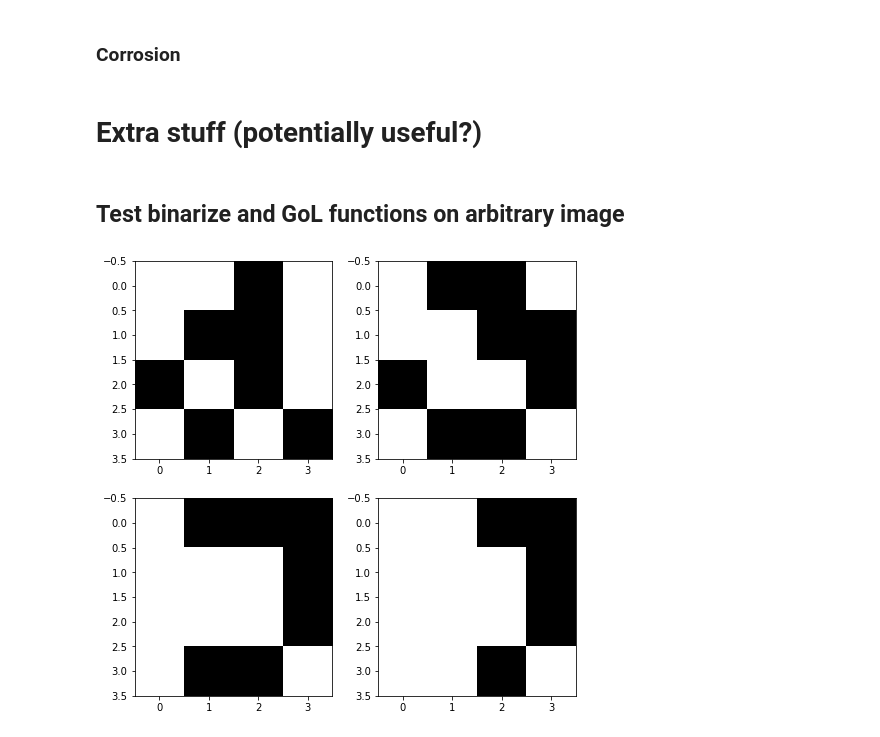
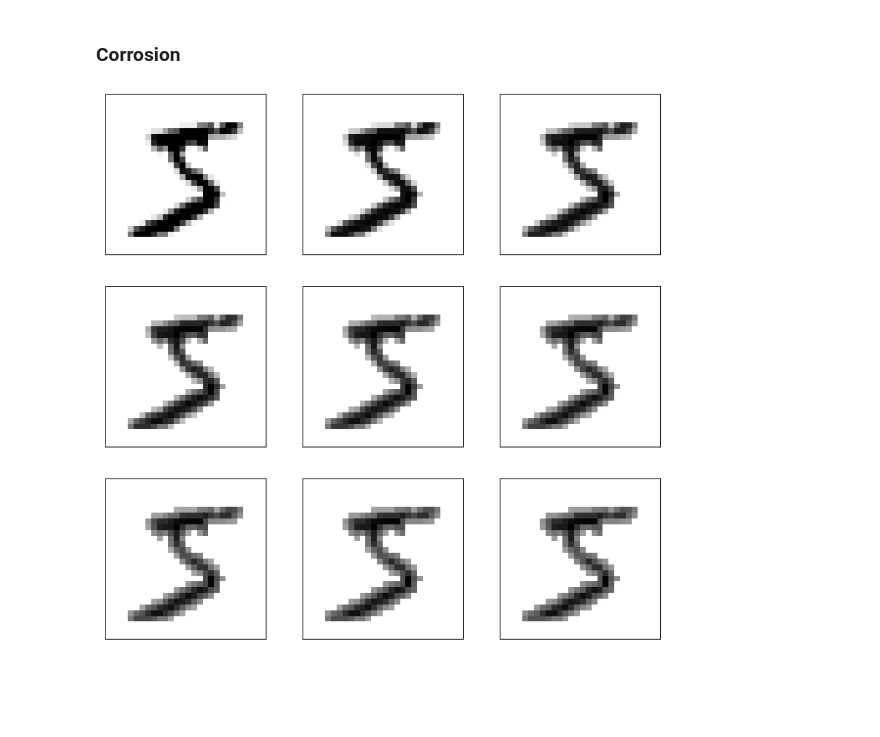
Before and after one commit to emiltj/data-science-exam-2022, a Jupyter notebook: scripts/ds.ipynb, the cells around one changed output. Saved outputs shown, nothing was run; the diff lists cells and outputs as text; code cells hidden in the pictures; blank space fills up the shorter version.

```diff
--- a/scripts/ds.ipynb
+++ b/scripts/ds.ipynb
@@ -134,51 +170,28 @@ plt.show()
 # %%
 # Binarize an image and make GoL generations
 img = train_X[0]
 
-# Define q(d, y) - Function that calculates impending corrosion speed - also based on y.
-def Q(d, y):
-    return (255 - d) * y
+# Define q(d, l) - Function that calculates impending corrosion speed - also based on y.
+def Q(d, l):
+    return (255 - d) * l
 
 # Do corrosion, 8 steps
-generations = corrosion(img, 8, 0.1, 6, Q)
+generations = corrosion(img, 8, 0.1, 3, Q)
 
 # Plot corrosion
 _, axs = plt.subplots(3, 3, figsize=(12, 12))
 axs = axs.flatten()
 for img, ax in zip(generations, axs):
     ax.imshow(img, cmap="gray_r")
     ax.axes.xaxis.set_ticklabels([]) # Remove ticklabels for both axes
     ax.axes.yaxis.set_ticklabels([])
     ax.set_xticks([]) # Remove ticks (minor and major) from both axes
     ax.set_xticks([], minor=True)
     ax.set_yticks([])
     ax.set_yticks([], minor=True)
     ax.patch.set_edgecolor('black') # Border around each subplot
     ax.patch.set_linewidth('1')
 plt.savefig(os.path.join('output', 'generations_example.png'), transparent = True)
 plt.show()
+# %% [output]
+[figure, added]
-# %% [markdown]
-# Extra stuff (potentially useful?)
-# %% [markdown]
-## Test binarize and GoL functions on arbitrary image
-# %%
-# Set arbitrary seed
-seed = np.array([[124, 34, 126, 0], [0, 255, 255, 74], [255, 0, 255, 0], [0, 170, 0, 178]])
-
-# Binarize with threshold = 125
-seed = make_binary(seed, 125)
-
-# Perform 7 steps of GoL
-generations = GoL(seed, 3)
-
-# Plot generations
-fig = plt.figure(figsize=(8, 8))
-columns = len(generations)//2
-rows = len(generations)//2
-for i in range(1, len(generations)+1):
-    generations[i-1]
-    fig.add_subplot(rows, columns, i)
-    plt.imshow(generations[i-1], cmap="gray_r")
-plt.show()
-# %% [output]
-[figure, removed]
```
Also changed, not shown: parts of 21 cells of this notebook, 3 other files.
